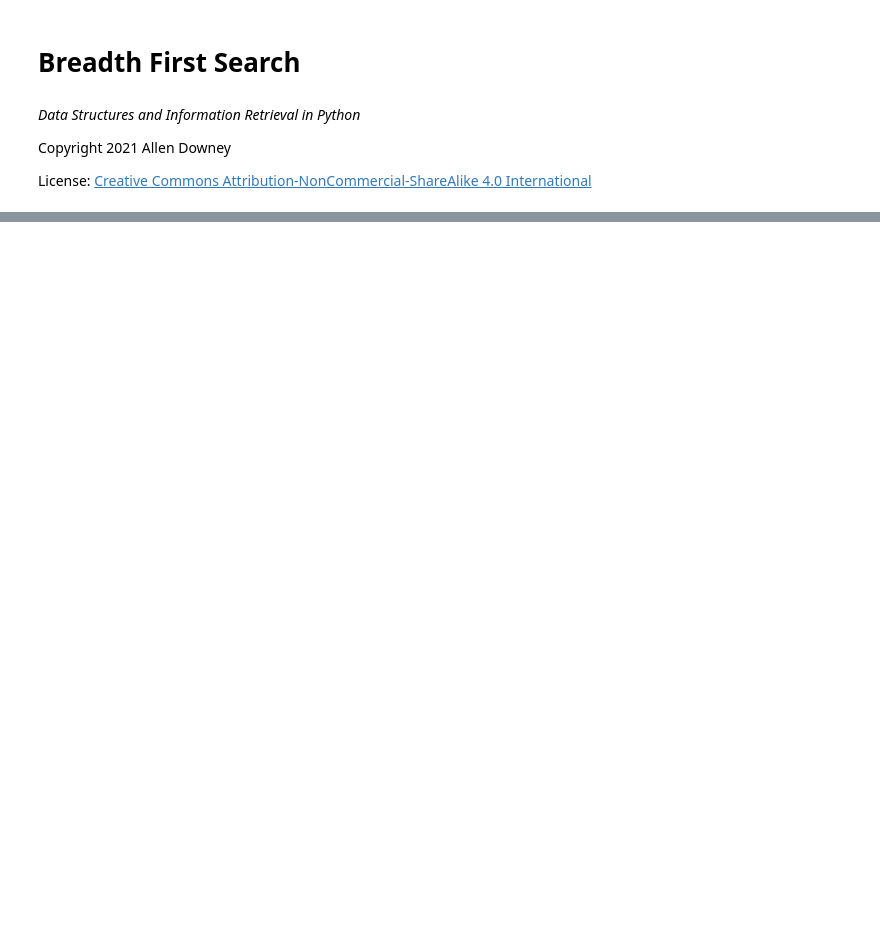
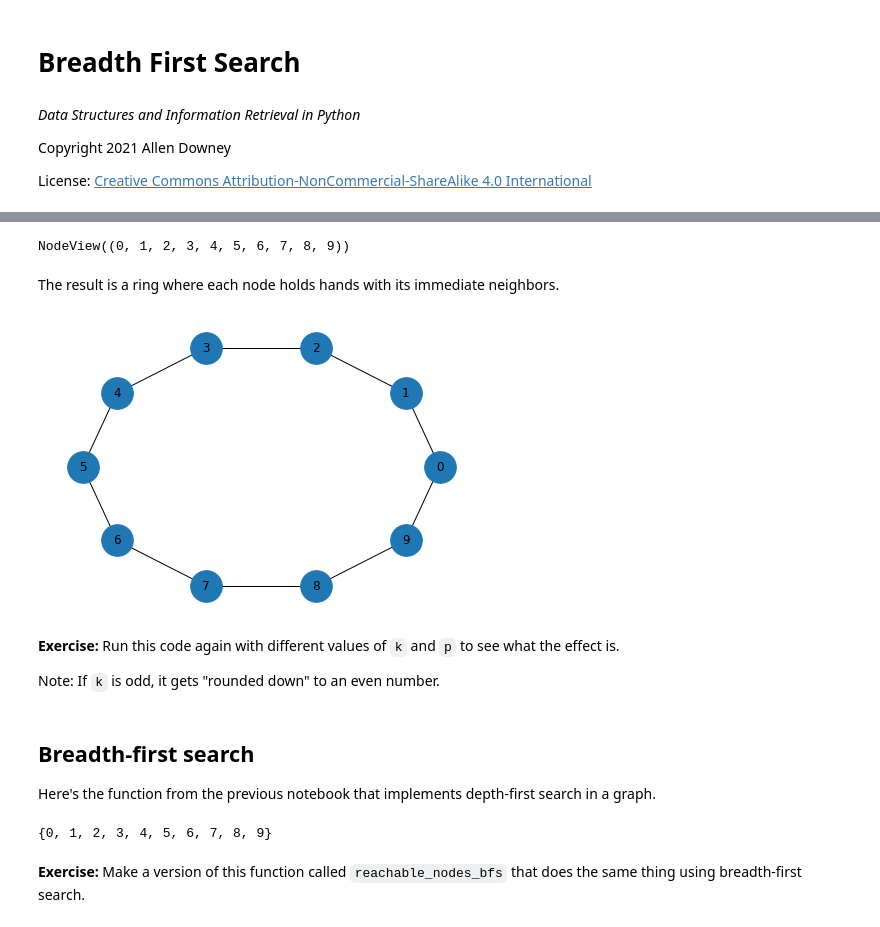
Before and after one commit to AllenDowney/DSIRPSolutions, a Jupyter notebook: notebooks/bfs.ipynb, the cells around one changed output, grey strips where cells are left out. Drawn from its saved outputs; the diff is of its cells as text; code cells hidden in the pictures; blank space fills up the shorter version.

```diff
--- a/notebooks/bfs.ipynb
+++ b/notebooks/bfs.ipynb
@@ -543,0 +29,24 @@ Following is Breadth First Traversal:
+# %%
+import networkx as nx
+
+G = nx.watts_strogatz_graph(n=10, k=3, p=0)
+G.nodes()
+# %% [output]
+NodeView((0, 1, 2, 3, 4, 5, 6, 7, 8, 9))
+# %% [markdown]
+The result is a ring where each node holds hands with its immediate neighbors.
+# %%
+def draw_graph(G):
+    nx.draw_circular(G, node_size=1000, with_labels=True)
+# %%
+draw_graph(G)
+# %% [output]
+[figure, added]
+# %% [markdown]
+**Exercise:** Run this code again with different values of `k` and `p` to see what the effect is.
+
+Note: If `k` is odd, it gets "rounded down" to an even number.
+# %% [markdown]
+## Breadth-first search
+
+Here's the function from the previous notebook that implements depth-first search in a graph.
@@ -543,0 +63,6 @@ Following is Breadth First Traversal:
+# %%
+reachable_nodes(G, 0)
+# %% [output]
+{0, 1, 2, 3, 4, 5, 6, 7, 8, 9}
+# %% [markdown]
+**Exercise:** Make a version of this function called `reachable_nodes_bfs` that does the same thing using breadth-first search.
```
Also changed, not shown: parts of 88 cells of this notebook.
